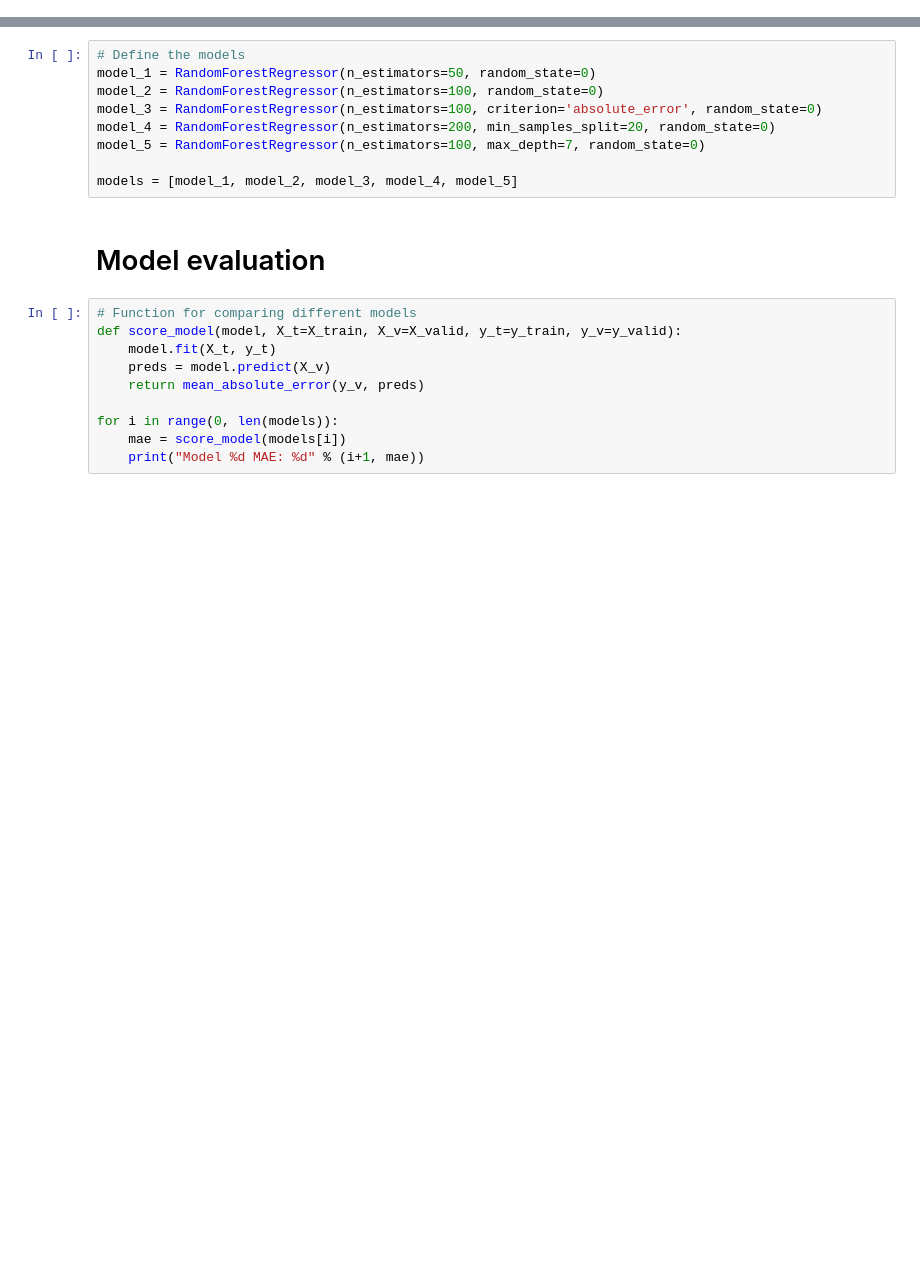
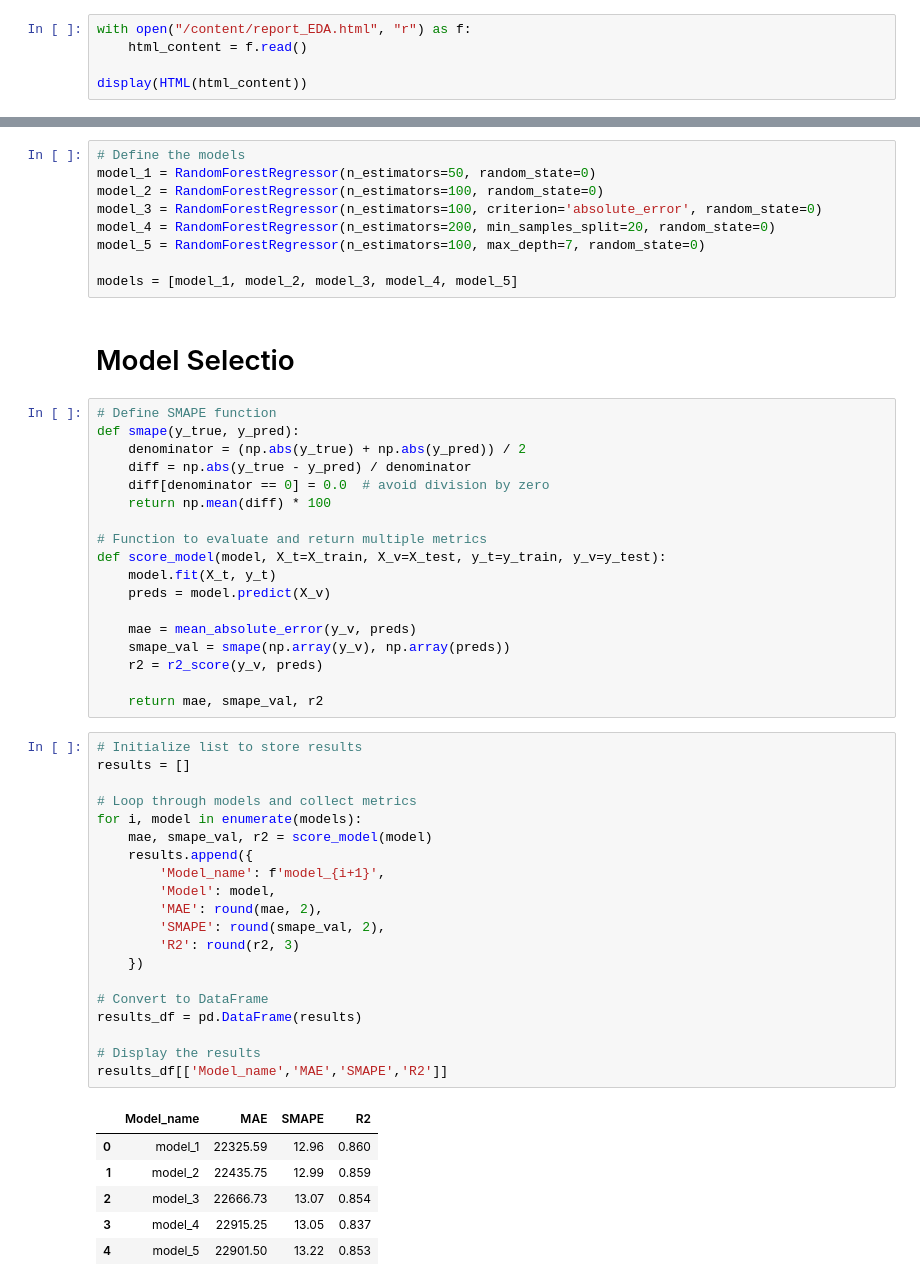
Before and after one commit to gisela1985/ML_models_practice, a Jupyter notebook: RandomForestRegressor.ipynb, the cells around one changed output, grey strips where cells are left out. Drawn from its saved outputs; the diff is of its cells as text; blank space fills up the shorter version.

```diff
--- a/RandomForestRegressor.ipynb
+++ b/RandomForestRegressor.ipynb
@@ -192,0 +262,5 @@ scater_plot_variables(df, variables[0], variables[1])
+# %%
+with open("/content/report_EDA.html", "r") as f:
+    html_content = f.read()
+
+display(HTML(html_content))
@@ -229,14 +346,49 @@ model_5 = RandomForestRegressor(n_estimators=100, max_depth=7, random_state=0)
 
 models = [model_1, model_2, model_3, model_4, model_5]
 # %% [markdown]
-# Model evaluation
+# Model Selectio
-# %%
-# Function for comparing different models
-def score_model(model, X_t=X_train, X_v=X_valid, y_t=y_train, y_v=y_valid):
-    model.fit(X_t, y_t)
-    preds = model.predict(X_v)
-    return mean_absolute_error(y_v, preds)
-
-for i in range(0, len(models)):
-    mae = score_model(models[i])
-    print("Model %d MAE: %d" % (i+1, mae))
+# %%
+# Define SMAPE function
+def smape(y_true, y_pred):
+    denominator = (np.abs(y_true) + np.abs(y_pred)) / 2
+    diff = np.abs(y_true - y_pred) / denominator
+    diff[denominator == 0] = 0.0  # avoid division by zero
+    return np.mean(diff) * 100
+
+# Function to evaluate and return multiple metrics
+def score_model(model, X_t=X_train, X_v=X_test, y_t=y_train, y_v=y_test):
+    model.fit(X_t, y_t)
+    preds = model.predict(X_v)
+
+    mae = mean_absolute_error(y_v, preds)
+    smape_val = smape(np.array(y_v), np.array(preds))
+    r2 = r2_score(y_v, preds)
+
+    return mae, smape_val, r2
+# %%
+# Initialize list to store results
+results = []
+
+# Loop through models and collect metrics
+for i, model in enumerate(models):
+    mae, smape_val, r2 = score_model(model)
+    results.append({
+        'Model_name': f'model_{i+1}',
+        'Model': model,
+        'MAE': round(mae, 2),
+        'SMAPE': round(smape_val, 2),
+        'R2': round(r2, 3)
+    })
+
+# Convert to DataFrame
+results_df = pd.DataFrame(results)
+
+# Display the results
+results_df[['Model_name','MAE','SMAPE','R2']]
+# %% [output]
+|  | Model_name | MAE | SMAPE | R2 |
+| 0 | model_1 | 22325.59 | 12.96 | 0.860 |
+| 1 | model_2 | 22435.75 | 12.99 | 0.859 |
+| 2 | model_3 | 22666.73 | 13.07 | 0.854 |
+| 3 | model_4 | 22915.25 | 13.05 | 0.837 |
+| 4 | model_5 | 22901.50 | 13.22 | 0.853 |
```
Also changed, not shown: parts of 19 cells of this notebook.
